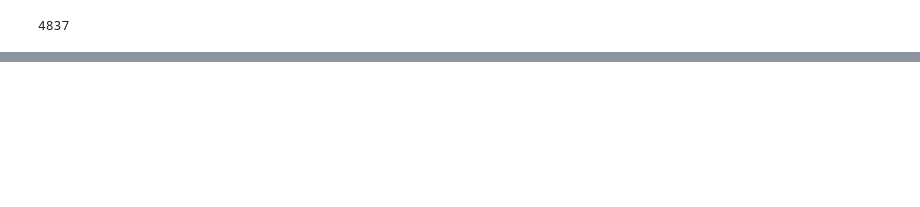
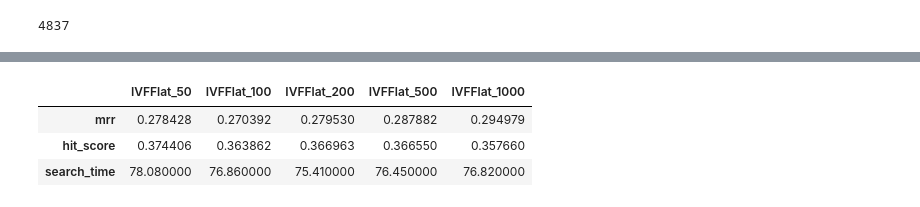
Before and after one commit to jeremdesno/RAG_chatbot, a Jupyter notebook: scripts/rag_evaluation.ipynb, the cells around one changed output, grey strips where cells are left out. Drawn from its saved outputs; the diff is of its cells as text; code cells hidden in the pictures; blank space fills up the shorter version.

```diff
--- a/scripts/rag_evaluation.ipynb
+++ b/scripts/rag_evaluation.ipynb
@@ -210,3 +274,27 @@ len(questions)
+# %%
+k = 10
+n_clusters = [50,100, 200, 500, 1000]
+root_path = "../data/indexes/L6_V2_index_"
+scores= {}
+for nlist in n_clusters :
+    path_suffix = "IVFFlat_" + str(nlist)
+    indexIVFFlat = rag_chain.load_index(root_path + path_suffix, verbose=False)
+    contexts, contexts_ids, search_time = rag_chain.retrieve_context(index=indexIVFFlat, embedding_model=model_L6_v2, queries=questions, k=k)
+    data = {
+        "questions": questions,
+        "contexts": contexts,
+        "contexts_ids": contexts_ids,
+        "relevant_docs": relevant_docs
+    }
+    scores_nlist = rag_chain.evaluate_rag(metrics=['mrr', 'hit'], data = data)
+    scores_nlist['search_time'] = search_time
+    scores[path_suffix] = scores_nlist
+pd.DataFrame(scores)
+# %% [output]
+|  | IVFFlat_50 | IVFFlat_100 | IVFFlat_200 | IVFFlat_500 | IVFFlat_1000 |
+| mrr | 0.278428 | 0.270392 | 0.279530 | 0.287882 | 0.294979 |
+| hit_score | 0.374406 | 0.363862 | 0.366963 | 0.366550 | 0.357660 |
+| search_time | 78.080000 | 76.860000 | 75.410000 | 76.450000 | 76.820000 |
 # %%
 rd.seed(12345)
 q_ids = list(range(len(questions)))
```
Also changed, not shown: parts of 26 cells of this notebook, 1 other file.
